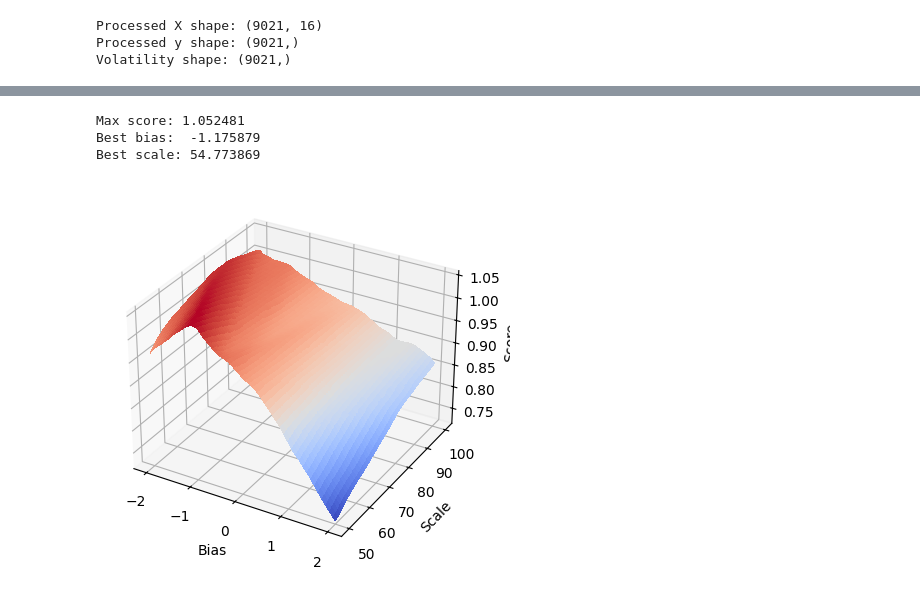
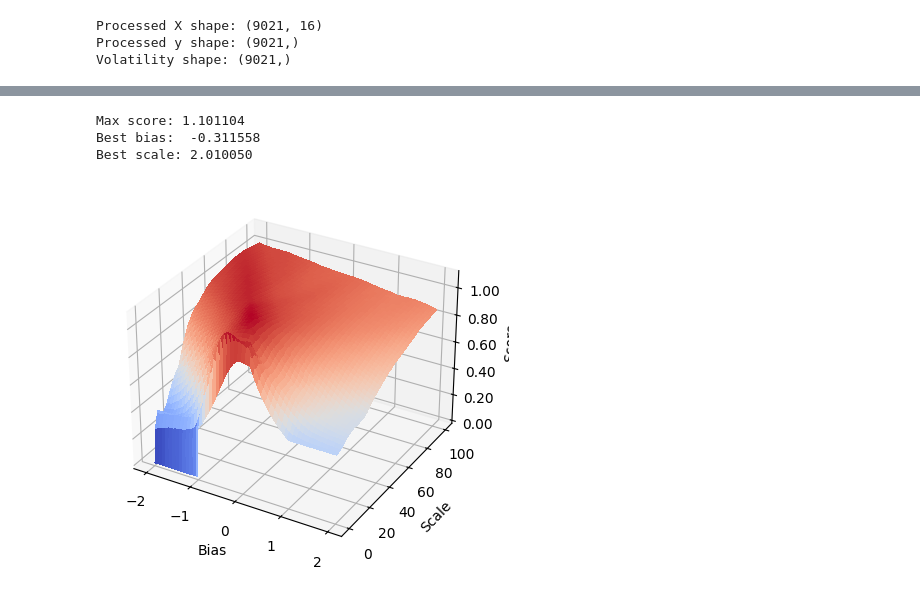
Before and after one commit to MiquelNasarre/TabPFN-Deep-Dive, a Jupyter notebook: notebooks/hull_tactical_test_prep.ipynb, the cells around one changed output, grey strips where cells are left out. Saved outputs shown, nothing was run; the diff lists cells and outputs as text; code cells hidden in the pictures.

```diff
--- a/notebooks/hull_tactical_test_prep.ipynb
+++ b/notebooks/hull_tactical_test_prep.ipynb
@@ -66,7 +67,7 @@ from private.scoring import calculate_hull_score
 def fine_tune_positions(out_of_sample_preds, forward_returns, risk_free_rate):
     # 1D grids of parameters
     B_vals = np.linspace(-2.0, 2.0, 200)     # bias
-    S_vals = np.linspace(50.0, 100.0, 200)   # scale
+    S_vals = np.linspace(0.0, 100.0, 200)   # scale
     # 2D parameter grid for plotting
     B_grid, S_grid = np.meshgrid(B_vals, S_vals)
     # Score grid (same shape as B_grid / S_grid)
@@ -80,37 +81,37 @@ def fine_tune_positions(out_of_sample_preds, forward_returns, risk_free_rate):
             # 2. Clip to legal bounds [0, 2]
             strat[strat > 2.0] = 2.0
             strat[strat < 0.0] = 0.0
 
             final_score = calculate_hull_score(strat, forward_returns, risk_free_rate)
             Score[j, i] = final_score  # row=j (S), column=i (B)
 
     # ---- Find the best score and corresponding parameters ----
     max_idx_flat = np.argmax(Score)  # index in flattened array
     j_max, i_max = np.unravel_index(max_idx_flat, Score.shape)
     best_score = Score[j_max, i_max]
     best_bias = B_vals[i_max]
     best_scale = S_vals[j_max]
 
     print(f"Max score: {best_score:.6f}")
     print(f"Best bias:  {best_bias:.6f}")
     print(f"Best scale: {best_scale:.6f}")
 
     # Plot
     _ , ax = plt.subplots(subplot_kw={"projection": "3d"})
     ax.plot_surface(B_grid, S_grid, Score, cmap=cm.coolwarm, linewidth=0, antialiased=False)
     ax.set_xlabel("Bias")
     ax.set_ylabel("Scale")
     ax.set_zlabel("Score")
     ax.zaxis.set_major_formatter('{x:.02f}')
     plt.show()
     return best_bias, best_scale
 
 best_bias, best_scale = fine_tune_positions(predictions, raw_returns, raw_risk_free)
 # %% [output]
-Max score: 1.052481
-Best bias:  -1.175879
-Best scale: 54.773869
+Max score: 1.101104
+Best bias:  -0.311558
+Best scale: 2.010050
-[figure, old version]
+[figure, new version]
 # %%
 positions = ((1.0 + predictions * best_scale) + best_bias).copy()
 positions[positions > 2.0] = 2.0
```
Also changed, not shown: parts of 2 cells of this notebook, 2 other files.
